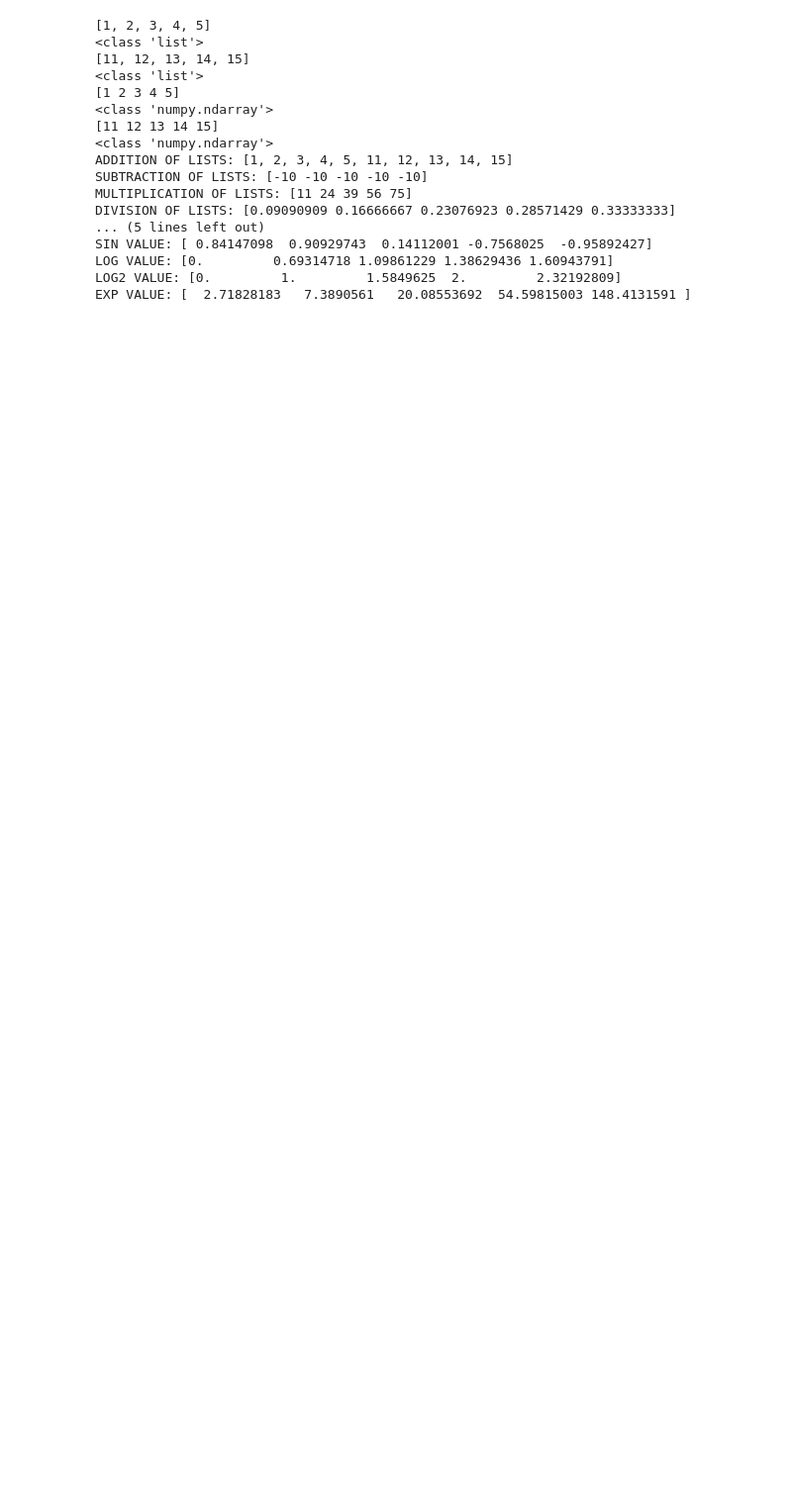
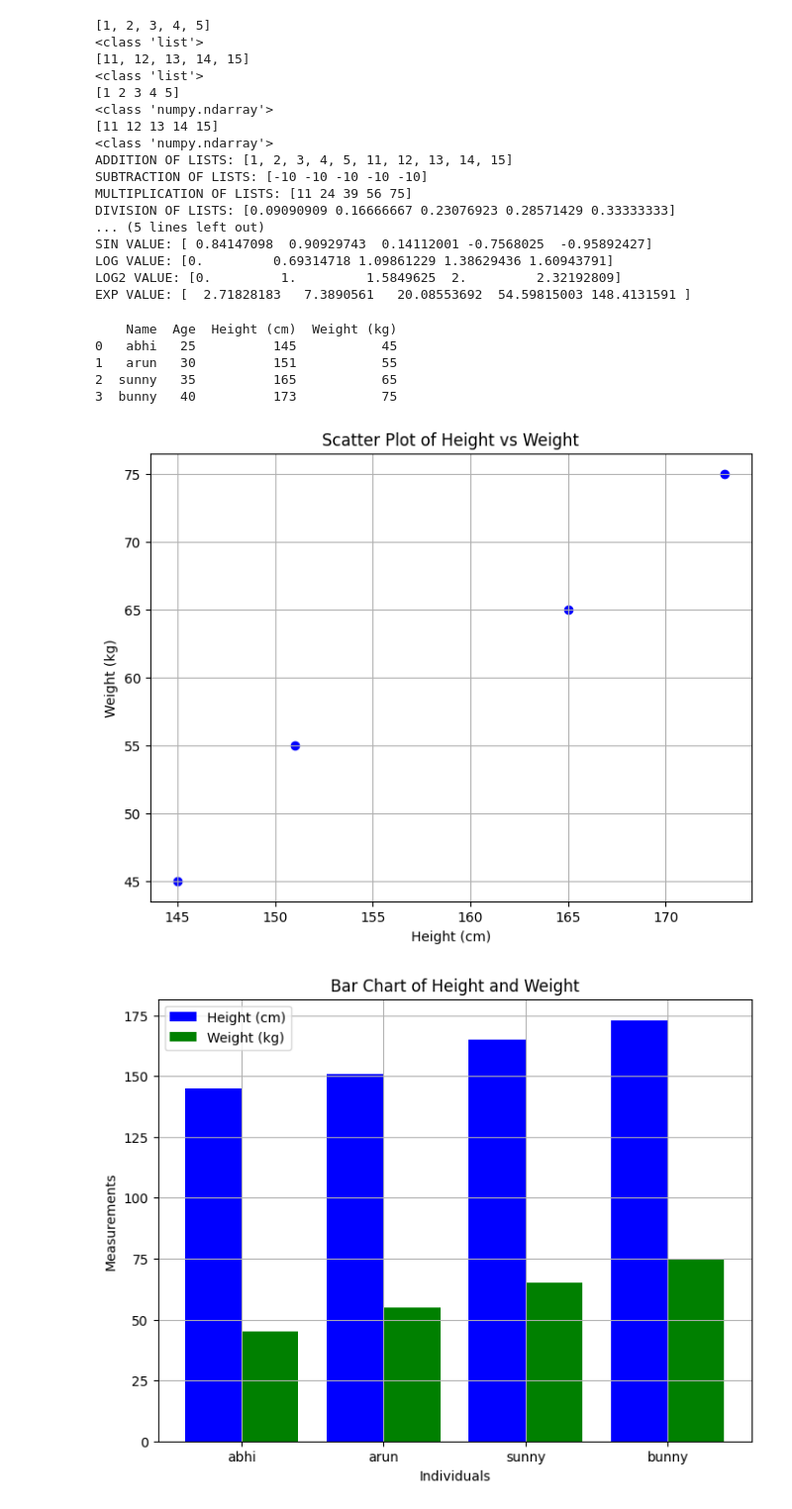
Before and after one commit to Akshitha2116/23CSBTB39-40, a Jupyter notebook: aiml_a1_q1.ipynb, the cells around one changed output. Shown at 99% size. Drawn from its saved outputs; the diff is of its cells as text; code cells hidden in the pictures; blank space fills up the shorter version.

```diff
--- a/aiml_a1_q1.ipynb
+++ b/aiml_a1_q1.ipynb
@@ -66,3 +66,76 @@ SIN VALUE: [ 0.84147098  0.90929743  0.14112001 -0.7568025  -0.95892427]
 LOG VALUE: [0.         0.69314718 1.09861229 1.38629436 1.60943791]
 LOG2 VALUE: [0.         1.         1.5849625  2.         2.32192809]
 EXP VALUE: [  2.71828183   7.3890561   20.08553692  54.59815003 148.4131591 ]
+# %%
+#part-2
+import pandas as pd
+import matplotlib.pyplot as plt
+
+# Data
+# Data
+people = ['abhi', 'arun', 'sunny', 'bunny']
+ages = [25, 30, 35, 40] # Removed the extra element to match the length of other lists
+heights = [145, 151, 165, 173]
+weights = [45, 55, 65, 75]
+
+# Create a DataFrame
+data = {
+    'Name': people,
+    'Age': ages,
+    'Height (cm)': heights,
+    'Weight (kg)': weights
+}
+
+df = pd.DataFrame(data)
+# Display the DataFrame
+print(df)
+# Scatter Plot: Height vs Weight
+plt.figure(figsize=(8, 6))
+plt.scatter(df['Height (cm)'], df['Weight (kg)'], color='blue', marker='o')
+plt.title('Scatter Plot of Height vs Weight')
+plt.xlabel('Height (cm)')
+plt.ylabel('Weight (kg)')
+plt.grid(True)
+plt.show()
+
+# Bar Chart: Heights and Weights of Individuals
+plt.figure(figsize=(8, 6))
+bar_width = 0.4
+index = range(len(df['Name']))
+plt.bar(index, df['Height (cm)'], bar_width, label='Height (cm)', color='blue')
+plt.bar([i + bar_width for i in index], df['Weight (kg)'], bar_width, label='Weight (kg)', color='green')
+plt.title('Bar Chart of Height and Weight')
+plt.xlabel('Individuals')
+plt.ylabel('Measurements')
+plt.xticks([i + bar_width/2 for i in index], df['Name'])
+plt.legend()
+plt.grid(True)
+plt.show()
+
+# Histogram: Distribution of Age, Height, and Weight
+plt.figure(figsize=(12, 6))
+plt.subplot(1, 3, 1)
+plt.hist(df['Age'], bins=5, color='purple', edgecolor='black')
+plt.title('Age Distribution')
+plt.xlabel('Age')
+plt.ylabel('Frequency')
+plt.subplot(1, 3, 2)
+plt.hist(df['Height (cm)'], bins=4, color='orange', edgecolor='black')
+plt.title('Height Distribution')
+plt.xlabel('Height (cm)')
+plt.ylabel('Frequency')
+plt.subplot(1, 3, 3)
+plt.hist(df['Weight (kg)'], bins=4, color='red', edgecolor='black')
+plt.title('Weight Distribution')
+plt.xlabel('Weight (kg)')
+plt.ylabel('Frequency')
+plt.tight_layout()
+plt.show()
+# %% [output]
+    Name  Age  Height (cm)  Weight (kg)
+0   abhi   25          145           45
+1   arun   30          151           55
+2  sunny   35          165           65
+3  bunny   40          173           75
+[figure, added]
+[figure, added]
```
Also changed, not shown: parts of 2 cells of this notebook.
